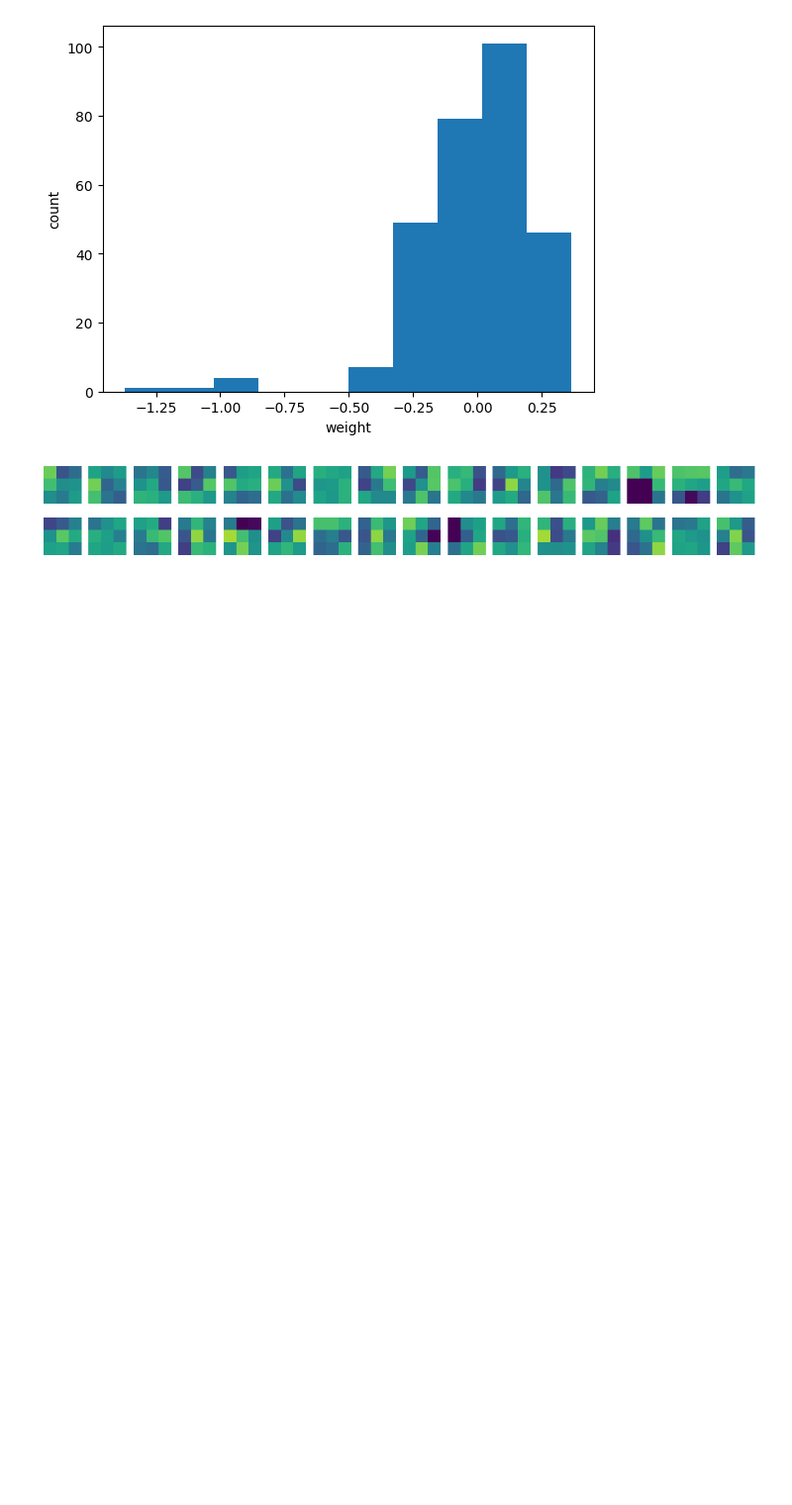
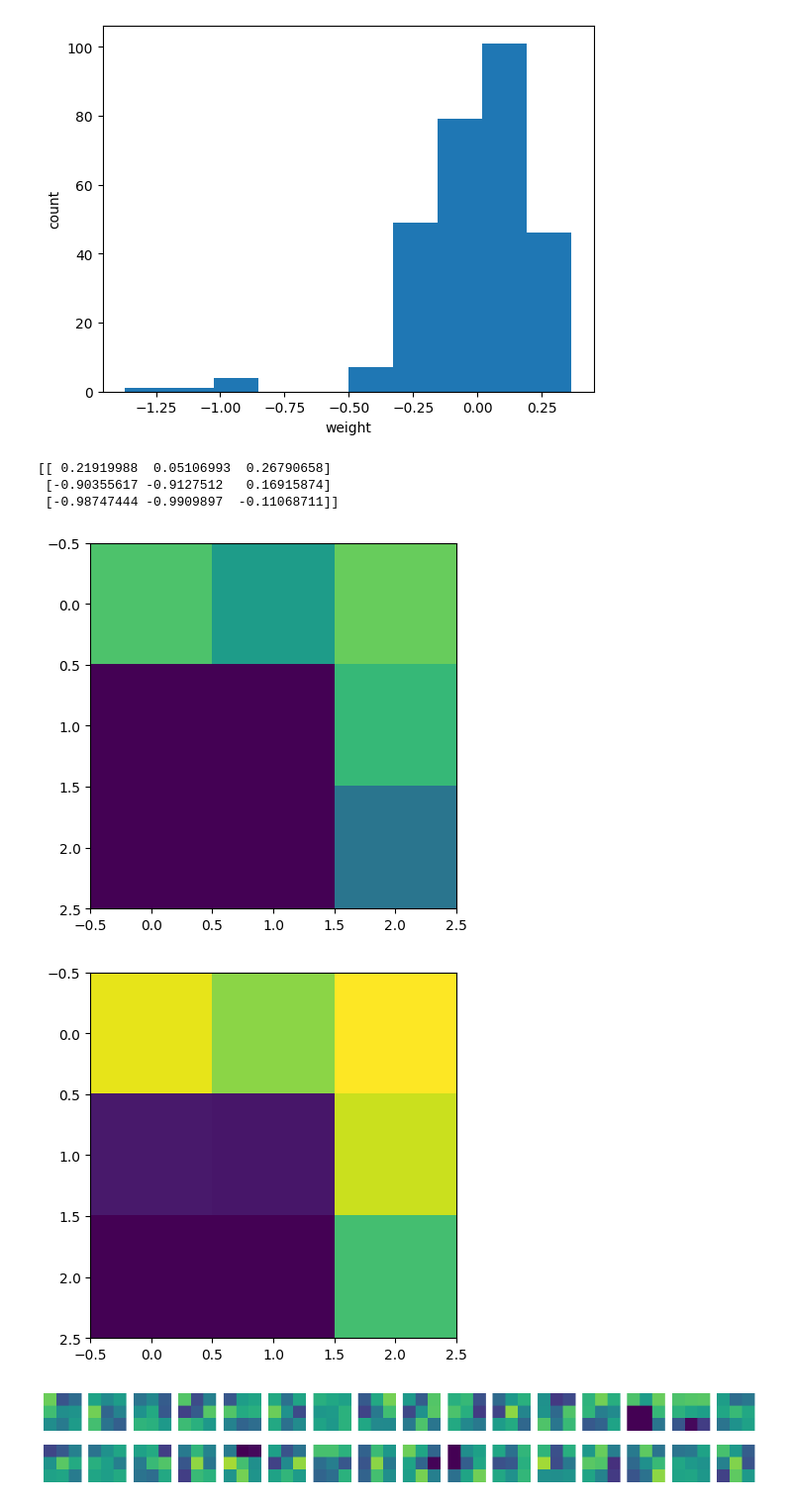
Before and after one commit to keehyun2/TestPy, a Jupyter notebook: colab/8-3-v1.ipynb, the cells around one changed output. Shown at 99% size. Cells and saved outputs as stored; diff of their text form; code cells hidden in the pictures; blank space fills up the shorter version.

```diff
--- a/colab/8-3-v1.ipynb
+++ b/colab/8-3-v1.ipynb
@@ -71,5 +93,21 @@ plt.show()
 # %% [output]
 [figure]
+# %%
+print(conv_weights[:,:,0,13])
+
+plt.imshow(conv_weights[:,:,0,13], vmin=-0.5, vmax=0.5)
+plt.show()
+# 상대적으로 낮은 값은 어두운 색으로 표현
+
+# print(conv_weights[:,:,0,13])
+plt.imshow(conv_weights[:,:,0,13])
+plt.show()
+# %% [output]
+[[ 0.21919988  0.05106993  0.26790658]
+ [-0.90355617 -0.9127512   0.16915874]
+ [-0.98747444 -0.9909897  -0.11068711]]
+[figure, added]
+[figure, added]
 # %%
 fig, axs = plt.subplots(2, 16, figsize=(15,2))
 
```
Also changed, not shown: parts of 18 cells of this notebook.
